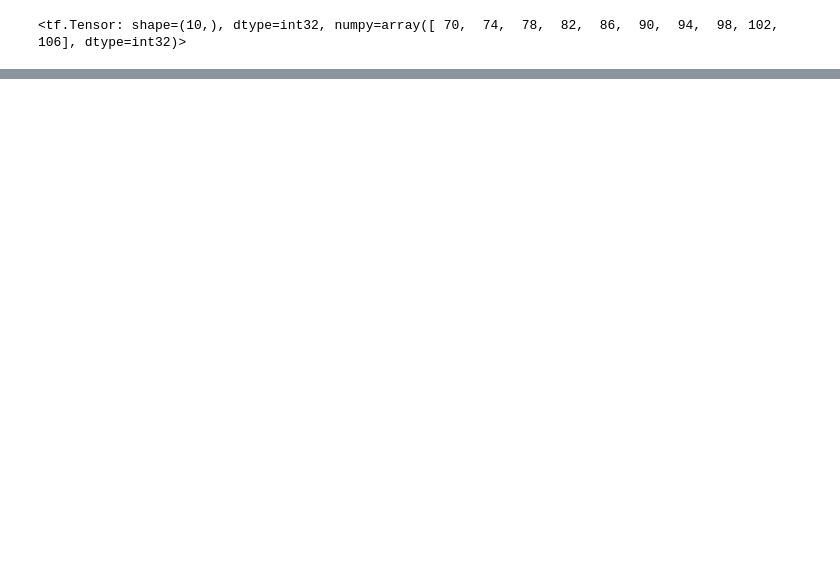
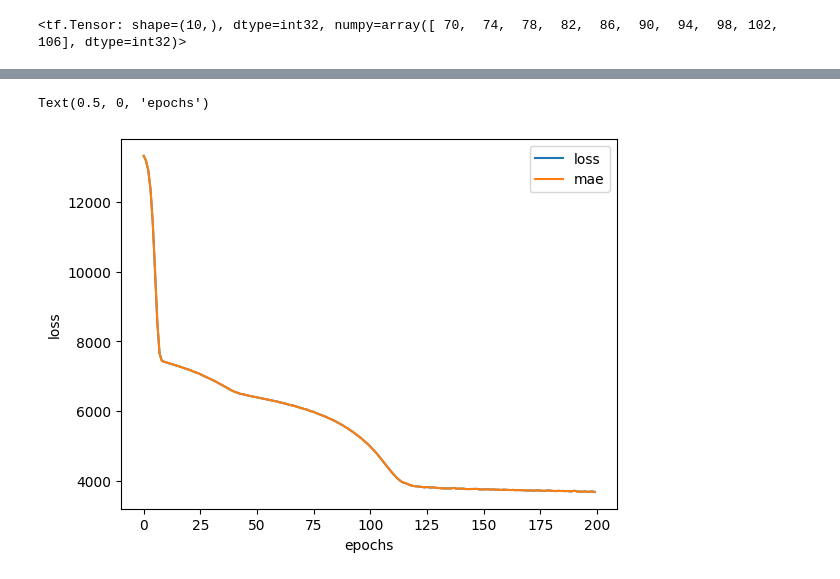
Before and after one commit to Nuthan03/NN_Regression, a Jupyter notebook: neural_network_regression.ipynb, the cells around one changed output, grey strips where cells are left out. Saved outputs shown, nothing was run; the diff lists cells and outputs as text; code cells hidden in the pictures; blank space fills up the shorter version.

```diff
--- a/neural_network_regression.ipynb
+++ b/neural_network_regression.ipynb
@@ -444,0 +819,13 @@ plot_predictions(train_data=X_train,
+# %%
+tf.random.set_seed(42)
+
+insurance_model = tf.keras.Sequential([
+    tf.keras.layers.Dense(1),
+    tf.keras.layers.Dense(1)
+])
+
+insurance_model.compile(loss=tf.keras.losses.mae,
+                        optimizer=tf.keras.optimizers.SGD(),
+                        metrics=["mae"])
+
+insurance_model.fit(X_train, Y_train, epochs=100)
@@ -444,0 +863,14 @@ plot_predictions(train_data=X_train,
+# %%
+tf.random.set_seed(42)
+
+insurance_model_1 = tf.keras.Sequential([
+    tf.keras.layers.Dense(100),
+    tf.keras.layers.Dense(10),
+    tf.keras.layers.Dense(1)
+])
+
+insurance_model_1.compile(loss=tf.keras.losses.mae,
+                          optimizer=tf.keras.optimizers.Adam(),
+                          metrics=["mae"])
+
+insurance_model_1.fit(X_train, Y_train, epochs=100)
@@ -444,0 +901,14 @@ plot_predictions(train_data=X_train,
+# %%
+tf.random.set_seed(42)
+
+insurance_model_2 = tf.keras.Sequential([
+    tf.keras.layers.Dense(100),
+    tf.keras.layers.Dense(10),
+    tf.keras.layers.Dense(1)
+])
+
+insurance_model_2.compile(loss=tf.keras.losses.mae,
+                          optimizer=tf.keras.optimizers.Adam(),
+                          metrics=["mae"])
+
+history = insurance_model_2.fit(X_train, Y_train, epochs=200)
@@ -444,0 +938,7 @@ plot_predictions(train_data=X_train,
+# %%
+pd.DataFrame(history.history).plot()
+plt.ylabel("loss")
+plt.xlabel("epochs")
+# %% [output]
+Text(0.5, 0, 'epochs')
+[figure, added]
```
Also changed, not shown: parts of 64 cells of this notebook.
